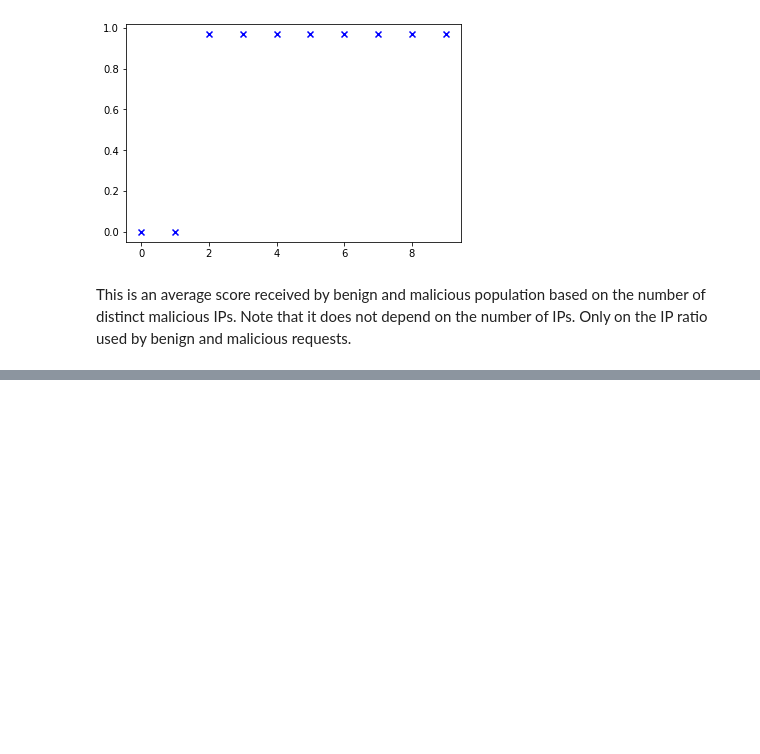
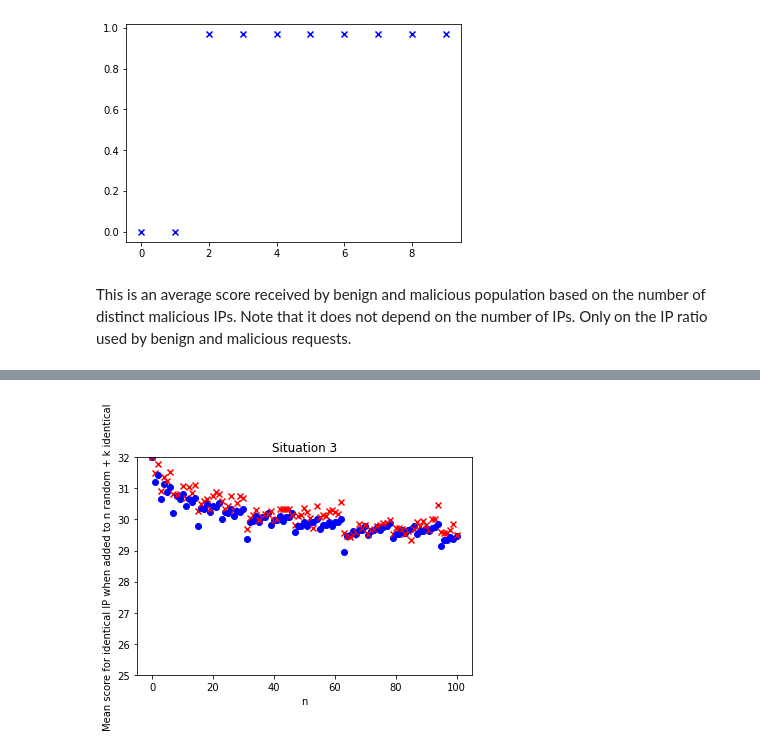
Before and after one commit to datahop/p2p-service-discovery, a Jupyter notebook: service-discovery/simulator_python/ip_score_problem.ipynb, the cells around one changed output, grey strips where cells are left out. Cells and saved outputs as stored; diff of their text form; code cells hidden in the pictures; blank space fills up the shorter version.

```diff
--- a/service-discovery/simulator_python/ip_score_problem.ipynb
+++ b/service-discovery/simulator_python/ip_score_problem.ipynb
@@ -376,0 +413,59 @@ TypeError: P_balanced() missing 1 required positional argument: 'm'
+# %%
+import scipy.special
+import matplotlib.pyplot as plt
+import random
+
+def p(m,b):
+    result = 0
+    for i in range(b,int(m)+1):
+        result += scipy.special.comb(m,i) / 2**m
+    result += 1
+    for i in range(0, b):
+        result -= scipy.special.comb(m,i) / 2**m
+    return result/2
+
+def score_identical(n,k):
+    result = 0
+    for i in range(1, 33):
+        m = n / 2**(i-1)
+        b = int((n+k)/2**i)+1
+        result += p(m, b-k)
+    return result
+
+fig = plt.figure()
+ax = fig.add_subplot()
+
+def getrandomip():
+    return str(random.randint(0,255))+"."+str(random.randint(0,255))+"."+str(random.randint(0,255))+"."+str(random.randint(0,255))
+
+random.seed()
+
+number_of_runs = 100
+max_n = 100
+k = 1
+
+scores = [ 0 for n in range(0,max_n+1) ]
+
+for run in range(0,number_of_runs):
+    for n in range(0, max_n+1):
+        tree = TreeMichal()
+        attacker = getrandomip()
+        for i in range(0,k):
+            tree.add(attacker)
+        for i in range(0, n):
+            tree.add(getrandomip())
+        ip_score, _, _ = tree.add(attacker)
+        scores[n] += ip_score*32
+
+for n in range(0, max_n+1):
+    ax.scatter(n, score_identical(n,k), label='situation3', color='blue', marker='o')
+    # Take the average of the runs for that n
+    ax.scatter(n, scores[n]/number_of_runs , label='empirical', color='red', marker='x')
+
+ax.set_ylim([25,32])
+ax.set_xlabel('n')
+ax.set_ylabel('Mean score for identical IP when added to n random + k identical')
+ax.set_title("Situation 3")
+plt.show()
+# %% [output]
+[figure, added]
```
Also changed, not shown: parts of 11 cells of this notebook, 5 other files.
